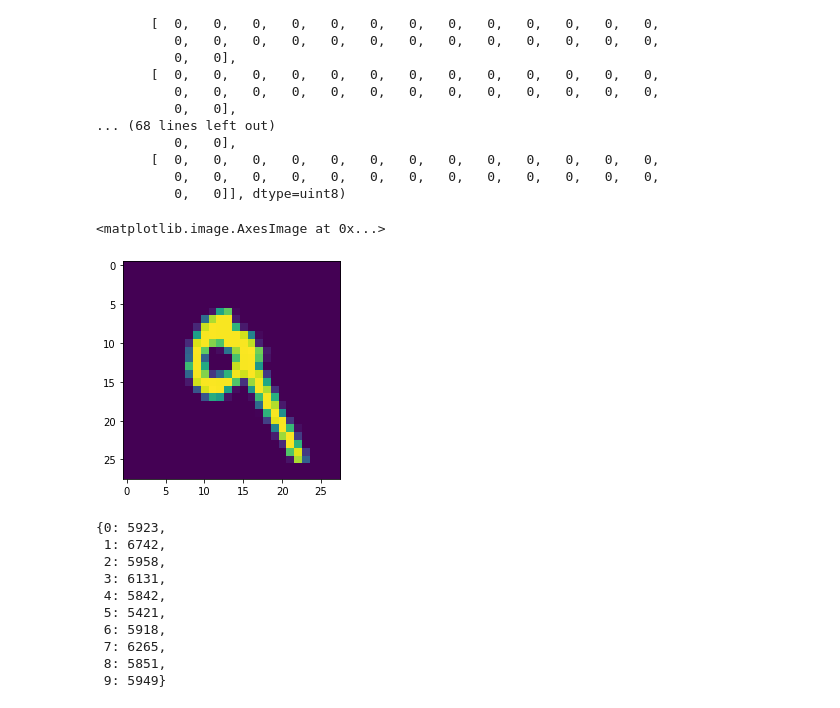
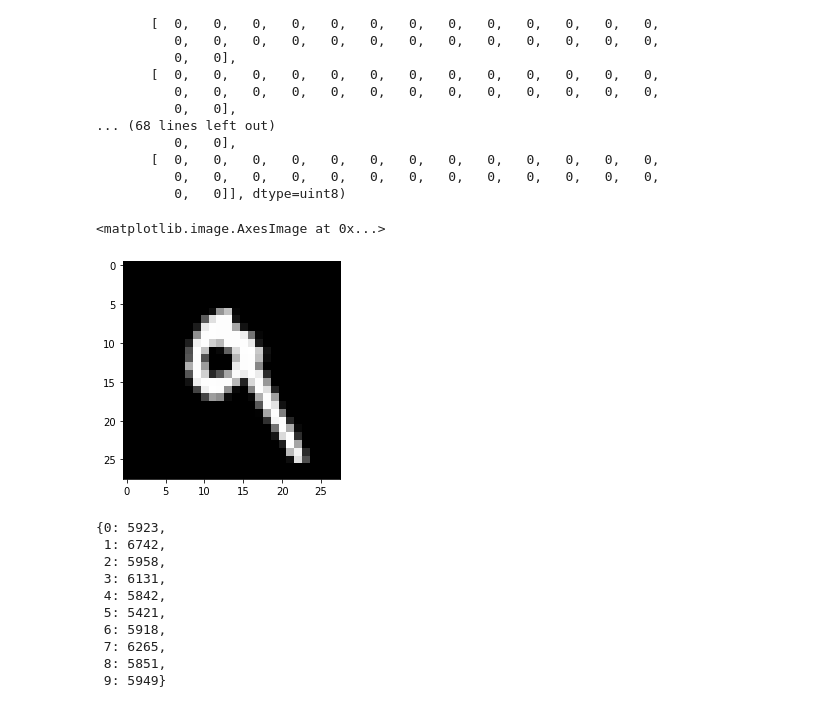
Before and after one commit to NhatTanVu/AI-ML, a Jupyter notebook: Computer Vision/[Project] - Image Classification/Project 7/Project_7_Image_Classification_Vu_Nhat_Tan.ipynb, the cells around one changed output. Saved outputs shown, nothing was run; the diff lists cells and outputs as text; code cells hidden in the pictures.

```diff
--- a/Computer Vision/[Project] - Image Classification/Project 7/Project_7_Image_Classification_Vu_Nhat_Tan.ipynb
+++ b/Computer Vision/[Project] - Image Classification/Project 7/Project_7_Image_Classification_Vu_Nhat_Tan.ipynb
@@ -90,10 +90,10 @@ array([[  0,   0,   0,   0,   0,   0,   0,   0,   0,   0,   0,   0,   0,
           0,   0,   0,   0,   0,   0,   0,   0,   0,   0,   0,   0,   0,
           0,   0]], dtype=uint8)
 # %%
-plt.imshow(x_test[first_index])
+plt.imshow(x_test[first_index], cmap='gray')
 # %% [output]
 <matplotlib.image.AxesImage at 0x...>
-[figure, old version]
+[figure, new version]
 # %%
 unique, counts = np.unique(y_train, return_counts=True)
 dict(zip(unique, counts))
```
Also changed, not shown: parts of 5 cells of this notebook, 2 other files.
